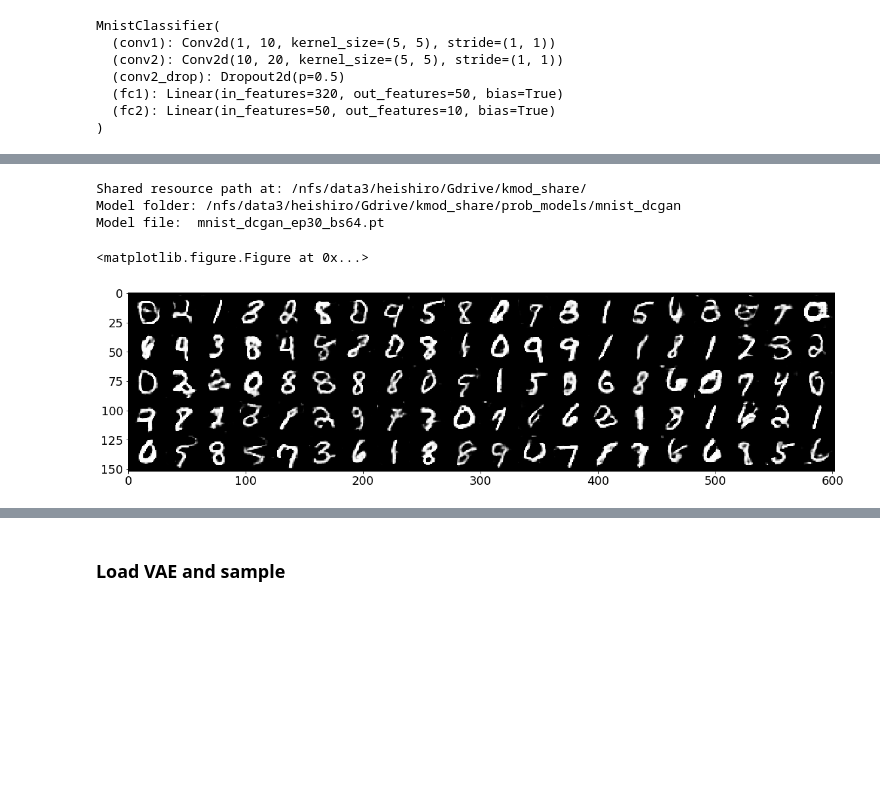
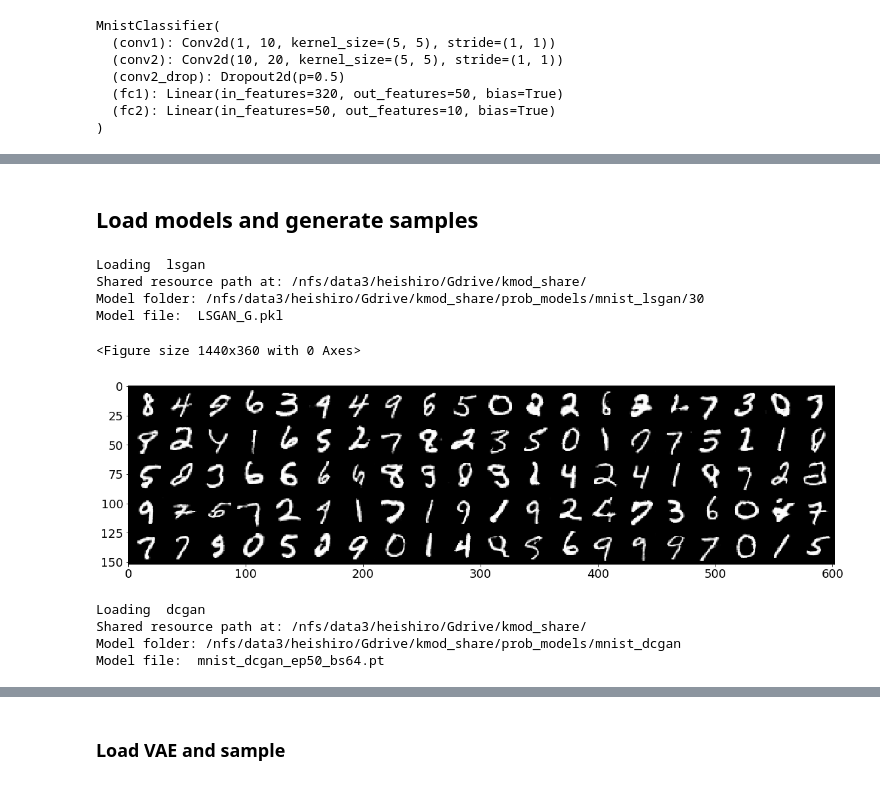
Before and after one commit to wittawatj/kernel-mod, a Jupyter notebook: ipynb/gan/mnist_opt.ipynb, the cells around one changed output, grey strips where cells are left out. Drawn from its saved outputs; the diff is of its cells as text; code cells hidden in the pictures; blank space fills up the shorter version.

Commit message:
adapt to load other gan models

```diff
--- a/ipynb/gan/mnist_opt.ipynb
+++ b/ipynb/gan/mnist_opt.ipynb
@@ -42,6 +44,7 @@ matplotlib.rcParams['ps.fonttype'] = 42
 # set this to False to avoid using a GPU
 use_cuda = True and torch.cuda.is_available()
 device = torch.device("cuda" if use_cuda else "cpu")
+default_type = torch.cuda.FloatTensor if use_cuda else torch.FloatTensor
 torch.set_default_tensor_type(torch.cuda.FloatTensor if use_cuda else torch.FloatTensor)
 # %%
 seed = 13
@@ -110,15 +108,0 @@ def extractor_cls(imgs):
-# %%
-# load a model from the shared folder
-model_folder = glo.shared_resource_folder('prob_models', 'mnist_dcgan')
-epochs = 30
-batch_size = 64
-model_fname = 'mnist_dcgan_ep{}_bs{}.pt'.format(epochs, batch_size)
-model_fpath = os.path.join(model_folder, model_fname)
-
-print('Shared resource path at: {}'.format(shared_resource_path))
-print('Model folder: {}'.format(model_folder))
-print('Model file: ', model_fname)
-# %% [output]
-Shared resource path at: /nfs/data3/heishiro/Gdrive/kmod_share/
-Model folder: /nfs/data3/heishiro/Gdrive/kmod_share/prob_models/mnist_dcgan
-Model file:  mnist_dcgan_ep30_bs64.pt
@@ -131,0 +109,2 @@ dcgan = net.SerializableModule.load(model_fpath)
+# %% [markdown]
+## Load models and generate samples
@@ -132,12 +115,32 @@ dcgan = net.SerializableModule.load(model_fpath)
+# %%
+model_type_p = 'lsgan'
+epoch = 30
+gen_p = exutil.load_mnist_gen(model_type_p, epoch, default_type)
+model_name_p = '{}_{}'.format(model_type_p, epoch)
+# %% [output]
+Loading  lsgan
+Shared resource path at: /nfs/data3/heishiro/Gdrive/kmod_share/
+Model folder: /nfs/data3/heishiro/Gdrive/kmod_share/prob_models/mnist_lsgan/30
+Model file:  LSGAN_G.pkl
 # %%
 import kmod.plot as plot
 
 # generate images and show
 n_gen = 20*5
-gen_imgs = dcgan.sample(n_gen)
+gen_imgs = gen_p.sample(n_gen)
 
 plt.figure(figsize=(20, 5))
 plot.show_torch_imgs(gen_imgs, nrow=20, figsize=(20, 5), normalize=True)
 # %% [output]
-<matplotlib.figure.Figure at 0x...>
+<Figure size 1440x360 with 0 Axes>
-[figure, old version]
+[figure, new version]
+# %%
+model_type_q = 'dcgan'
+epoch = 50
+gen_q = exutil.load_mnist_gen(model_type_q, epoch, default_type)
+model_name_q = '{}_{}'.format(model_type_q, epoch)
+# %% [output]
+Loading  dcgan
+Shared resource path at: /nfs/data3/heishiro/Gdrive/kmod_share/
+Model folder: /nfs/data3/heishiro/Gdrive/kmod_share/prob_models/mnist_dcgan
+Model file:  mnist_dcgan_ep50_bs64.pt
```
Also changed, not shown: parts of 22 cells of this notebook, 2 other files.
